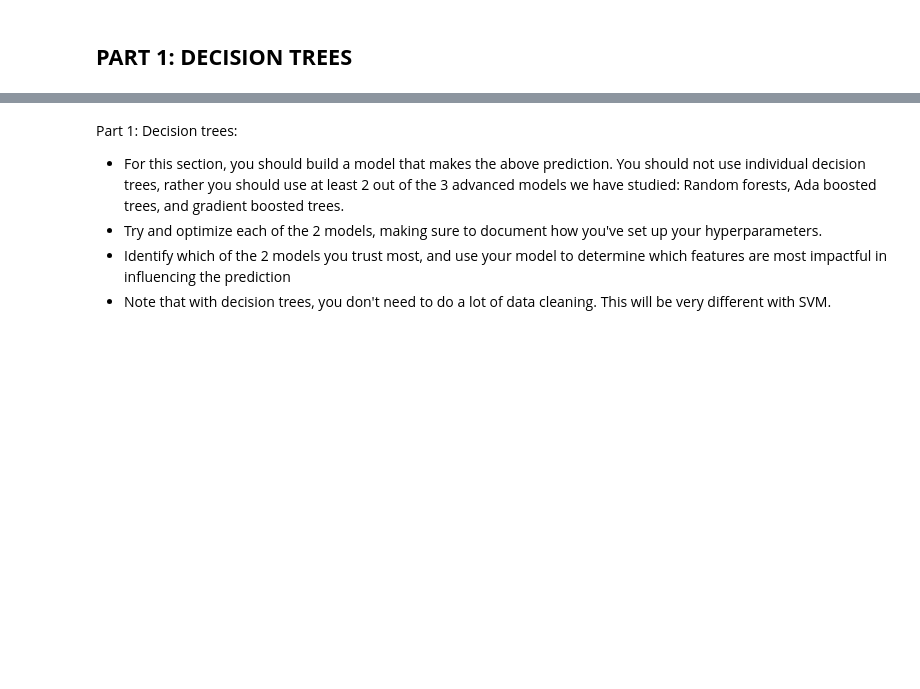
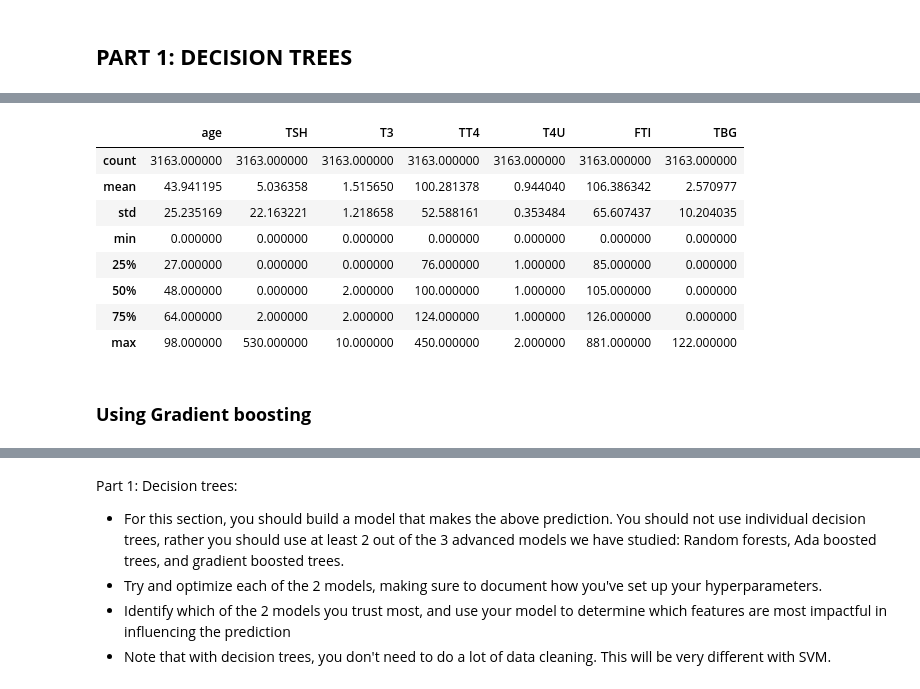
Before and after one commit to alfafimel/IPWK8-CORE, a Jupyter notebook: IPWK8_CORE_DECISION_TREES_&_SVM_ELIZABETH_JOSEPHINE.ipynb, the cells around one changed output, grey strips where cells are left out. Saved outputs shown, nothing was run; the diff lists cells and outputs as text; code cells hidden in the pictures; blank space fills up the shorter version.

```diff
--- a/IPWK8_CORE_DECISION_TREES_&_SVM_ELIZABETH_JOSEPHINE.ipynb
+++ b/IPWK8_CORE_DECISION_TREES_&_SVM_ELIZABETH_JOSEPHINE.ipynb
@@ -733,0 +802,12 @@ dtype: object
+# %%
+df5.describe()
+# %% [output]
+|  | age | TSH | T3 | TT4 | T4U | FTI | TBG |
+| count | 3163.000000 | 3163.000000 | 3163.000000 | 3163.000000 | 3163.000000 | 3163.000000 | 3163.000000 |
+| mean | 43.941195 | 5.036358 | 1.515650 | 100.281378 | 0.944040 | 106.386342 | 2.570977 |
+| std | 25.235169 | 22.163221 | 1.218658 | 52.588161 | 0.353484 | 65.607437 | 10.204035 |
+| min | 0.000000 | 0.000000 | 0.000000 | 0.000000 | 0.000000 | 0.000000 | 0.000000 |
+| 25% | 27.000000 | 0.000000 | 0.000000 | 76.000000 | 1.000000 | 85.000000 | 0.000000 |
+| 50% | 48.000000 | 0.000000 | 2.000000 | 100.000000 | 1.000000 | 105.000000 | 0.000000 |
+| 75% | 64.000000 | 2.000000 | 2.000000 | 124.000000 | 1.000000 | 126.000000 | 0.000000 |
+| max | 98.000000 | 530.000000 | 10.000000 | 450.000000 | 2.000000 | 881.000000 | 122.000000 |
@@ -733,0 +823,2 @@ dtype: object
+# %% [markdown]
+### **Using Gradient boosting**
```
Also changed, not shown: parts of 55 cells of this notebook.
